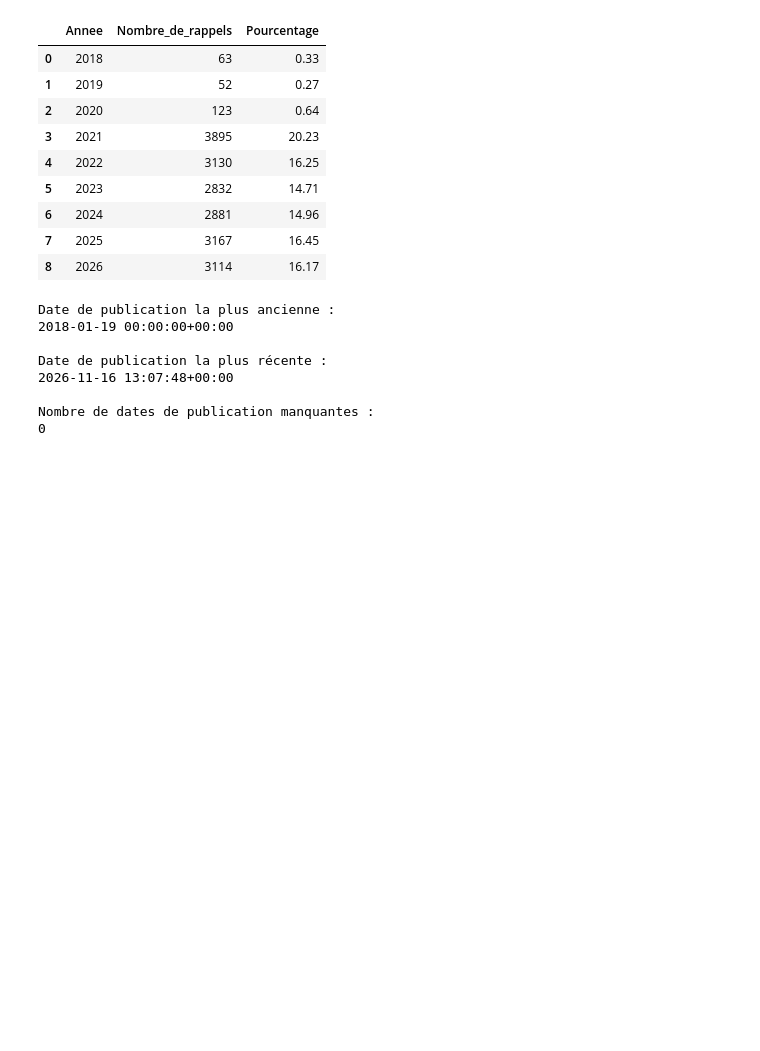
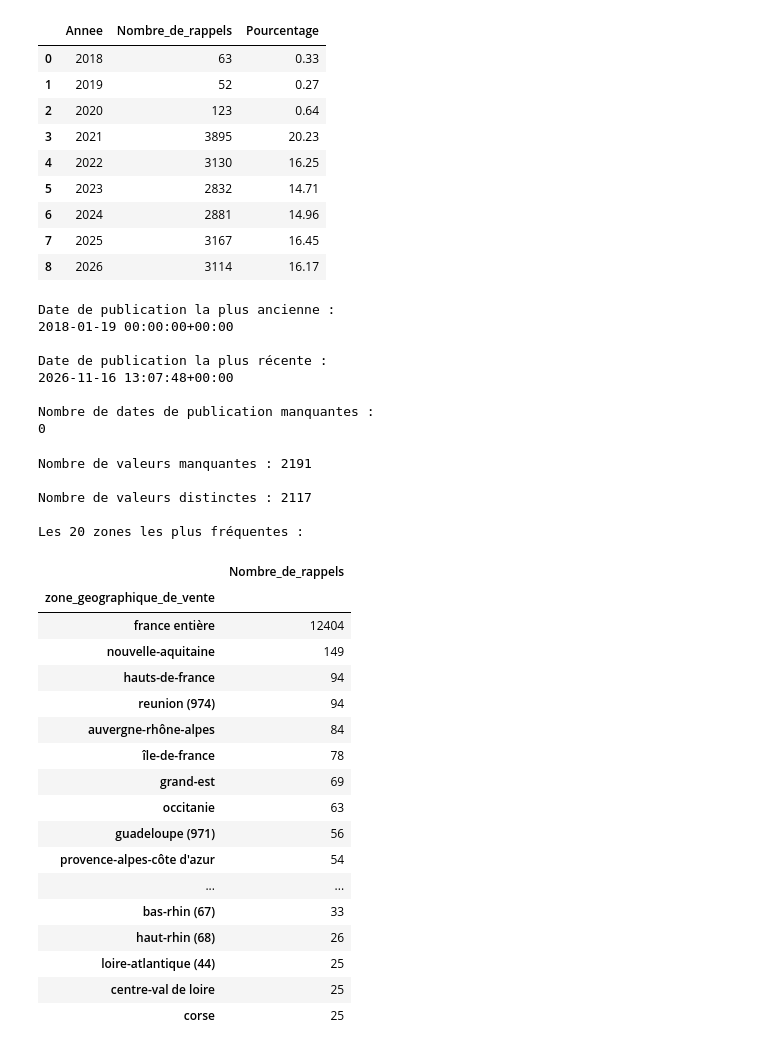
Before and after one commit to Kate-Parker/data_m2, a Jupyter notebook: notebook/nettoyage_donnees.ipynb, the cells around one changed output. Cells and saved outputs as stored; diff of their text form; code cells hidden in the pictures; blank space fills up the shorter version.

```diff
--- a/notebook/nettoyage_donnees.ipynb
+++ b/notebook/nettoyage_donnees.ipynb
@@ -512,3 +512,43 @@ Date de publication la plus récente :
 
 Nombre de dates de publication manquantes :
 0
+# %%
+# Exploration de la variable géographique
+
+print("Nombre de valeurs manquantes :",
+      df["zone_geographique_de_vente"].isna().sum())
+
+print("\nNombre de valeurs distinctes :",
+      df["zone_geographique_de_vente"].nunique())
+
+print("\nLes 20 zones les plus fréquentes :")
+display(
+    df["zone_geographique_de_vente"]
+    .value_counts()
+    .head(20)
+    .to_frame(name="Nombre_de_rappels")
+)
+# %% [output]
+Nombre de valeurs manquantes : 2191
+
+Nombre de valeurs distinctes : 2117
+
+Les 20 zones les plus fréquentes :
+|  | Nombre_de_rappels |
+| zone_geographique_de_vente |  |
+| france entière | 12404 |
+| nouvelle-aquitaine | 149 |
+| hauts-de-france | 94 |
+| reunion (974) | 94 |
+| auvergne-rhône-alpes | 84 |
+| île-de-france | 78 |
+| grand-est | 69 |
+| occitanie | 63 |
+| guadeloupe (971) | 56 |
+| provence-alpes-côte d'azur | 54 |
+| ... | ... |
+| bas-rhin (67) | 33 |
+| haut-rhin (68) | 26 |
+| loire-atlantique (44) | 25 |
+| centre-val de loire | 25 |
+| corse | 25 |
```
Also changed, not shown: parts of 5 cells of this notebook, 1 other file.
